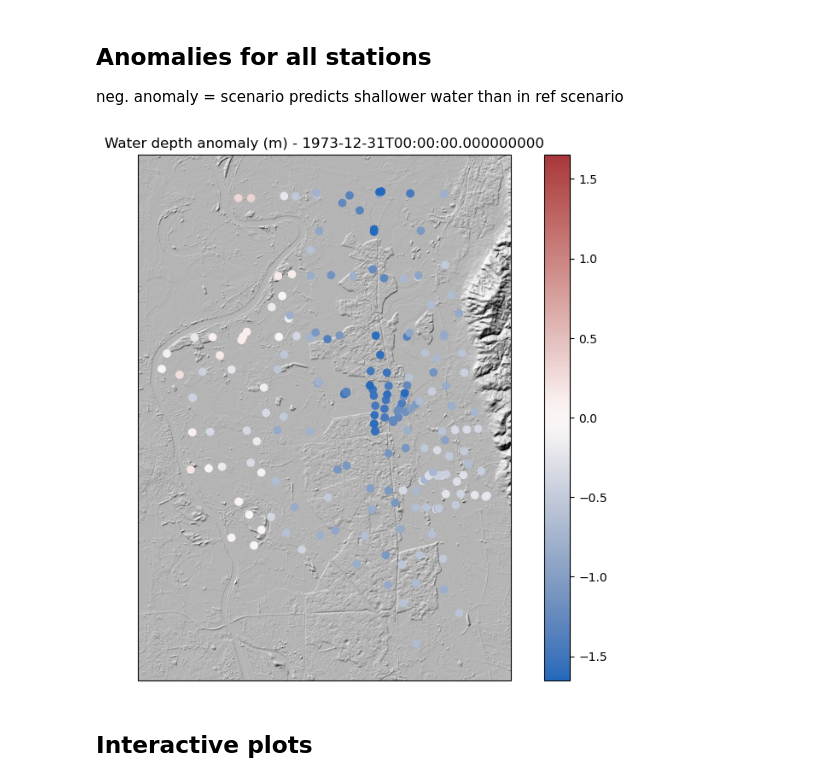
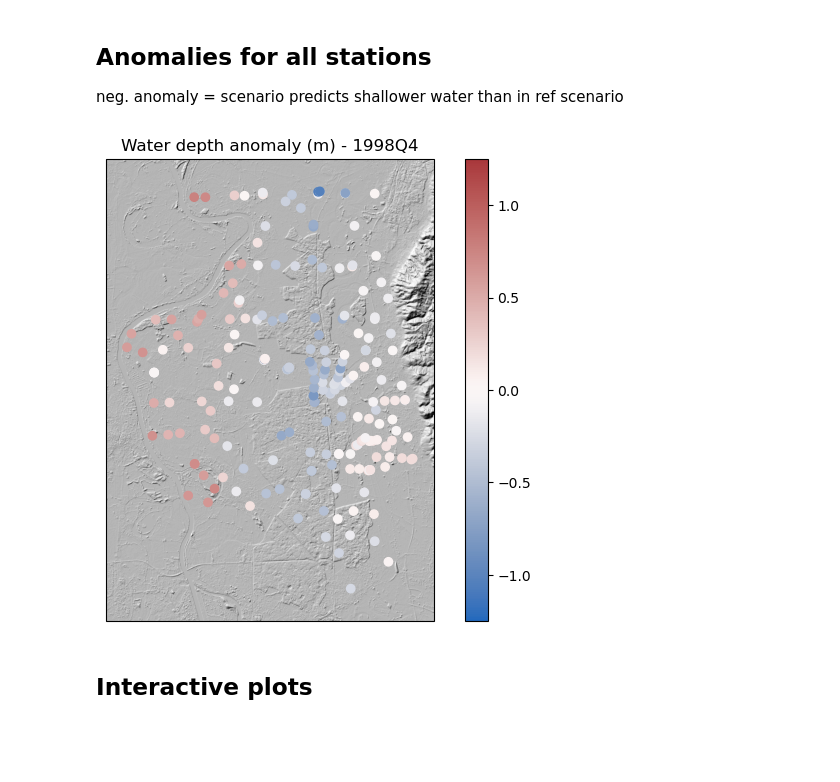
Before and after one commit to silandkyan/predict_groundwater, a Jupyter notebook: analyse_predictions.ipynb, the cells around one changed output. Cells and saved outputs as stored; diff of their text form; code cells hidden in the pictures; blank space fills up the shorter version.

```diff
--- a/analyse_predictions.ipynb
+++ b/analyse_predictions.ipynb
@@ -215,5 +236,6 @@ plot_compare_scenario(past_filtered, base_filtered, pred_filtered)
 # %%
 #past.loc[:, past.columns != 'geometry'].groupby(by=['station_id', 'date']).mean()
 # %%
-pred['date'].values[0]#[0]
+pred['quarter'] = pred['date'].dt.to_period('Q')#.dt.quarter
+pred.loc[:, pred.columns != 'geometry'].groupby(by=['station_id', 'quarter']).mean()
 # %% [output]
@@ -227,39 +259,11 @@ dem, dem_extent = load_dem('./data/dem/bergstraße30_shaded.tif')
 # %%
 #pred_weekly.loc[pred_weekly['date'] < pd.to_datetime('2000-10-29')].tail(10)
-# %%
-extent = pred.geometry.total_bounds
-#date = pred.'2000-10-29'
-date = pred['date'].values[0]
-data = pred.loc[pred['date'] == pd.to_datetime(date)]
-cmap = 'vlag'
-
-# Create a figure and axis with a PlateCarree projection
-fig, ax = plt.subplots(figsize=(10, 8),
-                       subplot_kw={'projection': ccrs.PlateCarree()} # removes axis labels
-                      )
-
-# Plot hillshade DEM
-ax.imshow(dem, extent=(dem_extent[0], dem_extent[2],
-                       dem_extent[1], dem_extent[3]),
-          cmap='gray', origin='upper', aspect='auto')
-
-data.plot(column='water_depth_anomaly',
-            cmap=cmap, norm=colors.CenteredNorm(),
-            legend=True,
-            ax=ax)
-
-ax.set_xlim(extent[0]-0.02, extent[2]+0.02)
-ax.set_ylim(extent[1]-0.02, extent[3]+0.02)
-
-#ax.legend(loc='lower left', framealpha=0.5)
-
-plt.title(f'Water depth anomaly (m) - {date}')
-#plt.savefig('./figs/map_mean_water_depth_all_stations.png', bbox_inches='tight')
-
-# Show the plot
-plt.show()
-# %% [output]
-[figure, removed]
+# %%
+date = pred['quarter'].values[100]
+df = pred.loc[pred['quarter'] == date]
+plot_anomaly_map(df, date, dem, dem_extent, save=False)
+# %% [output]
+[figure, added]
 # %% [markdown]
 ## Interactive plots
 # %%
```
Also changed, not shown: parts of 5 cells of this notebook, 2 other files.
